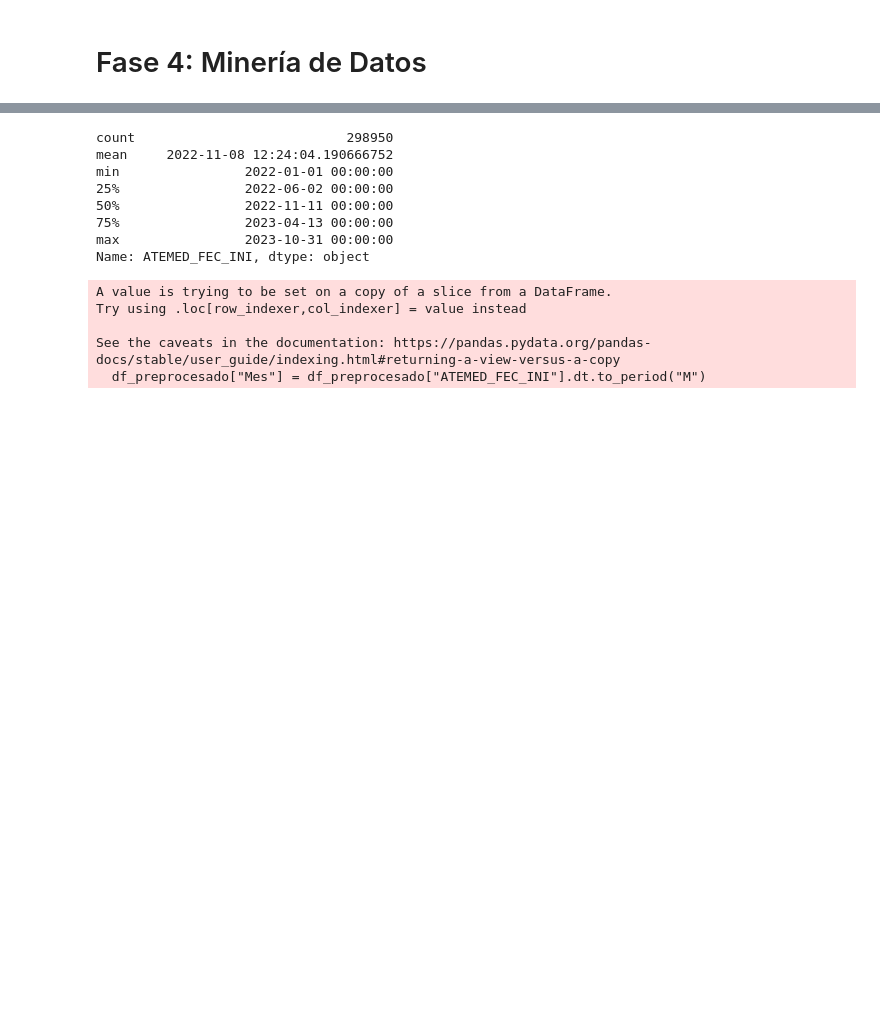
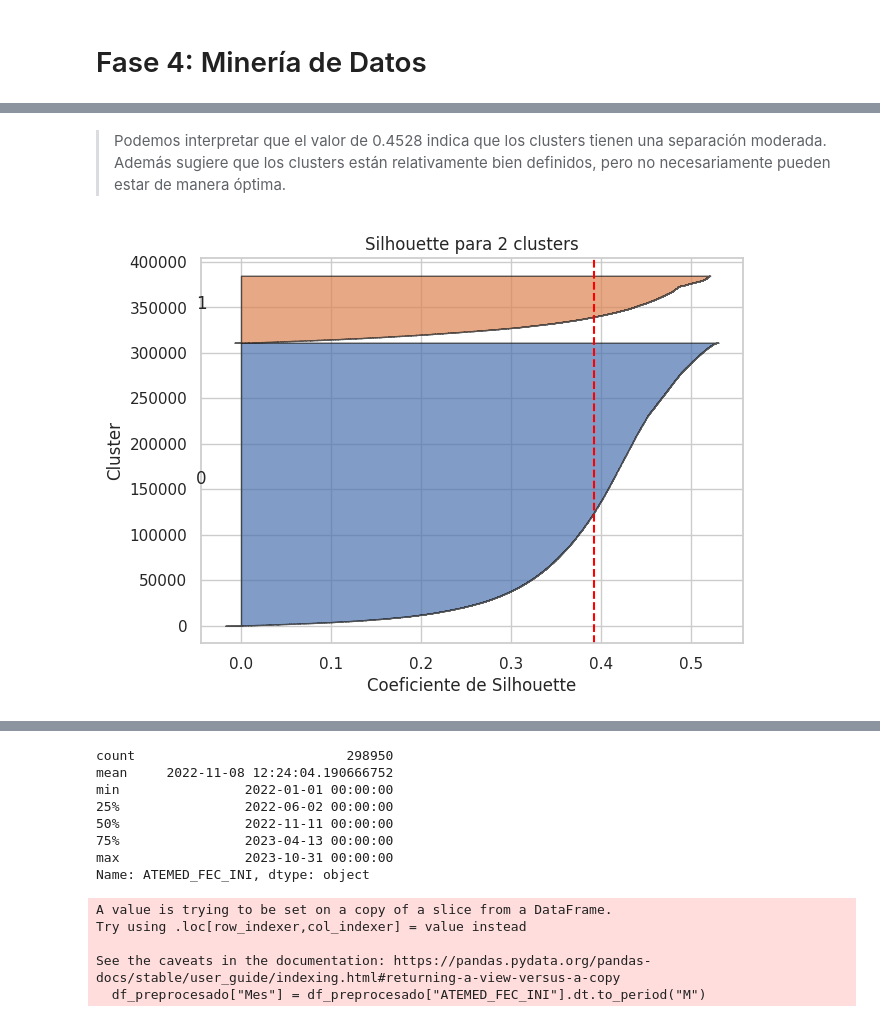
Before and after one commit to jeanclopez/machine-learnig-bigdata-grupo2, a Jupyter notebook: Proyecto_Final_Machine_Learning_Grupo_2.ipynb, the cells around one changed output, grey strips where cells are left out. Saved outputs shown, nothing was run; the diff lists cells and outputs as text; code cells hidden in the pictures; blank space fills up the shorter version.

```diff
--- a/Proyecto_Final_Machine_Learning_Grupo_2.ipynb
+++ b/Proyecto_Final_Machine_Learning_Grupo_2.ipynb
@@ -673,0 +763,29 @@ Características eliminadas por alta correlación: ['PCTE_PESO_ESC', 'PCTE_TALLA
+# %% [markdown]
+> Podemos interpretar que el valor de 0.4528 indica que los clusters tienen una separación moderada. Además sugiere que los clusters están relativamente bien definidos, pero no necesariamente pueden estar de manera óptima.
+# %%
+# X: Las características del conjunto de datos
+# labels: Las etiquetas de los clusters asignadas a cada punto de X
+# n_clusters: El número de clusters (o el rango de clusters) a evaluar
+def plot_silhouette(X, labels, n_clusters):
+    silhouette_vals = silhouette_samples(X, labels) # se calcula el coeficiente de Silhouette para cada punto en X
+    y_lower, y_upper = 0, 0
+    fig, ax = plt.subplots(figsize=(7, 5)) #Esto establece una figura y un eje (ax) para la visualización del gráfico
+
+    for i in range(n_clusters):
+        cluster_silhouette_vals = silhouette_vals[labels == i] #Se filtran los valores de Silhouette que pertenecen a ese cluster (labels == i)
+        cluster_silhouette_vals.sort() #Luego, esos valores se ordenan de menor a mayor con sort()
+        y_upper += len(cluster_silhouette_vals)
+        ax.fill_betweenx(np.arange(y_lower, y_upper), 0, cluster_silhouette_vals,
+                         alpha=0.7, edgecolor='k')
+        ax.text(-0.05, y_lower + 0.5 * len(cluster_silhouette_vals), str(i))
+        y_lower = y_upper
+
+    ax.axvline(x=silhouette_avg, color="red", linestyle="--")
+    ax.set_xlabel("Coeficiente de Silhouette")
+    ax.set_ylabel("Cluster")
+    ax.set_title(f"Silhouette para {n_clusters} clusters")
+    plt.show()
+
+plot_silhouette(df_pca, labels, n_clusters=range_n_clusters)
+# %% [output]
+[figure, added]
```
Also changed, not shown: parts of 17 cells of this notebook.
